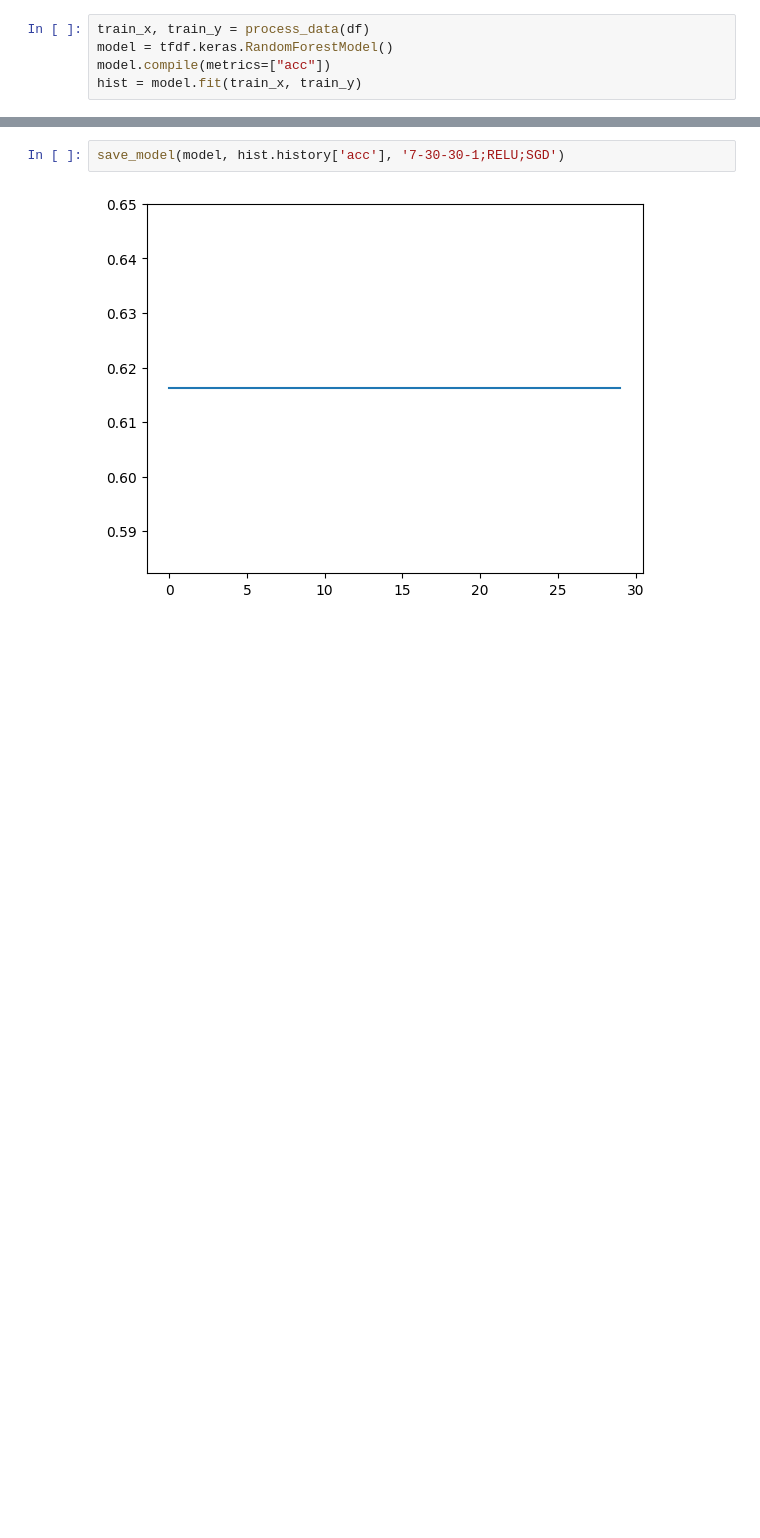
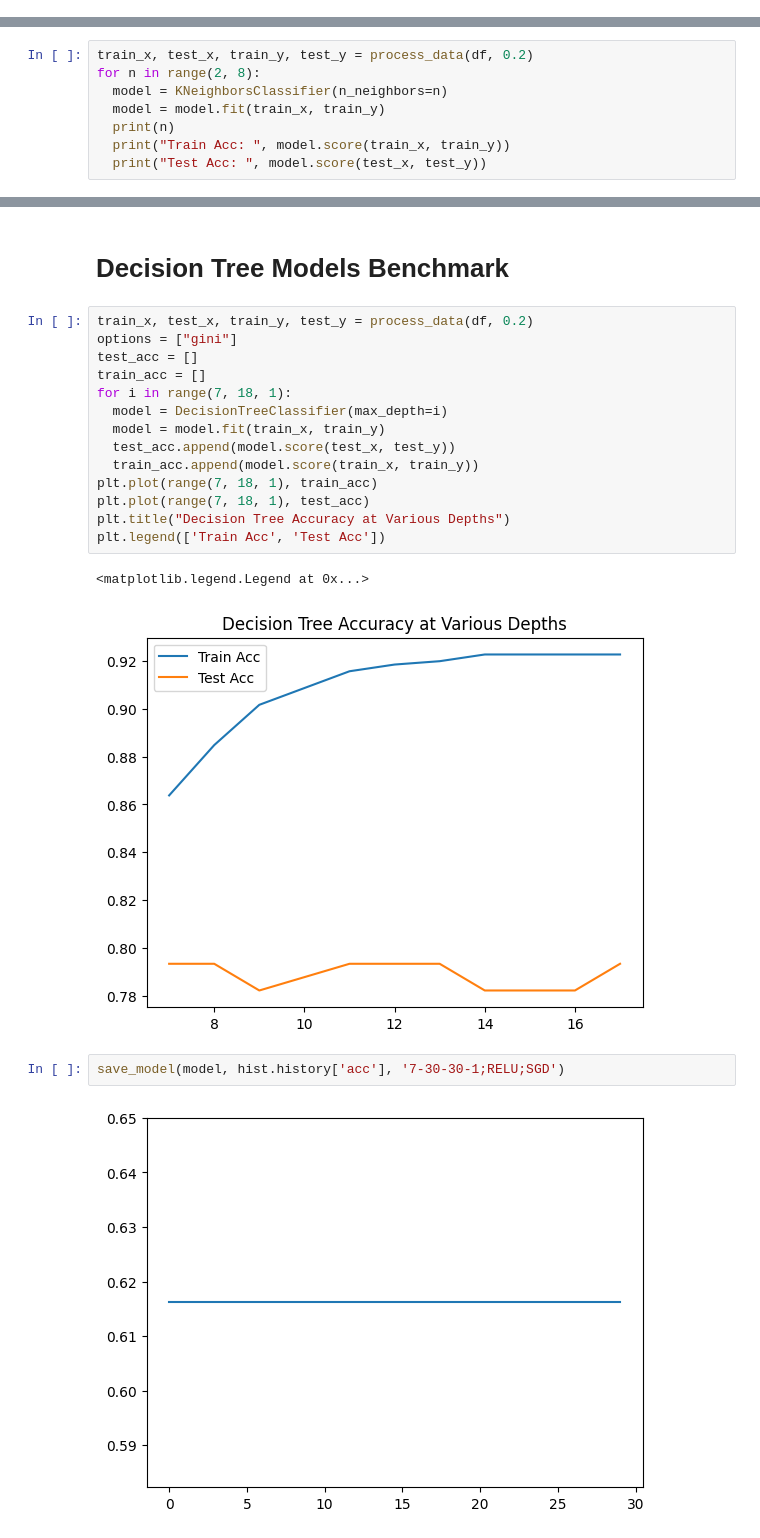
Before and after one commit to Paaaark/Kaggle, a Jupyter notebook: titanic/titanic.ipynb, the cells around one changed output, grey strips where cells are left out. Cells and saved outputs as stored; diff of their text form; blank space fills up the shorter version.

```diff
--- a/titanic/titanic.ipynb
+++ b/titanic/titanic.ipynb
@@ -189,5 +46,0 @@ hist = model.fit(train_x, train_y, epochs=30, verbose=False,
-# %%
-train_x, train_y = process_data(df)
-model = tfdf.keras.RandomForestModel()
-model.compile(metrics=["acc"])
-hist = model.fit(train_x, train_y)
@@ -209,0 +98,8 @@ save_model(model, acc, 'DF')
+# %%
+train_x, test_x, train_y, test_y = process_data(df, 0.2)
+for n in range(2, 8):
+  model = KNeighborsClassifier(n_neighbors=n)
+  model = model.fit(train_x, train_y)
+  print(n)
+  print("Train Acc: ", model.score(train_x, train_y))
+  print("Test Acc: ", model.score(test_x, test_y))
@@ -210,3 +125,22 @@ save_model(model, acc, 'DF')
+# %% [markdown]
+# Decision Tree Models Benchmark
+# %%
+train_x, test_x, train_y, test_y = process_data(df, 0.2)
+options = ["gini"]
+test_acc = []
+train_acc = []
+for i in range(7, 18, 1):
+  model = DecisionTreeClassifier(max_depth=i)
+  model = model.fit(train_x, train_y)
+  test_acc.append(model.score(test_x, test_y))
+  train_acc.append(model.score(train_x, train_y))
+plt.plot(range(7, 18, 1), train_acc)
+plt.plot(range(7, 18, 1), test_acc)
+plt.title("Decision Tree Accuracy at Various Depths")
+plt.legend(['Train Acc', 'Test Acc'])
+# %% [output]
+<matplotlib.legend.Legend at 0x...>
+[figure, added]
 # %%
 save_model(model, hist.history['acc'], '7-30-30-1;RELU;SGD')
 # %% [output]
```
Also changed, not shown: parts of 19 cells of this notebook.
